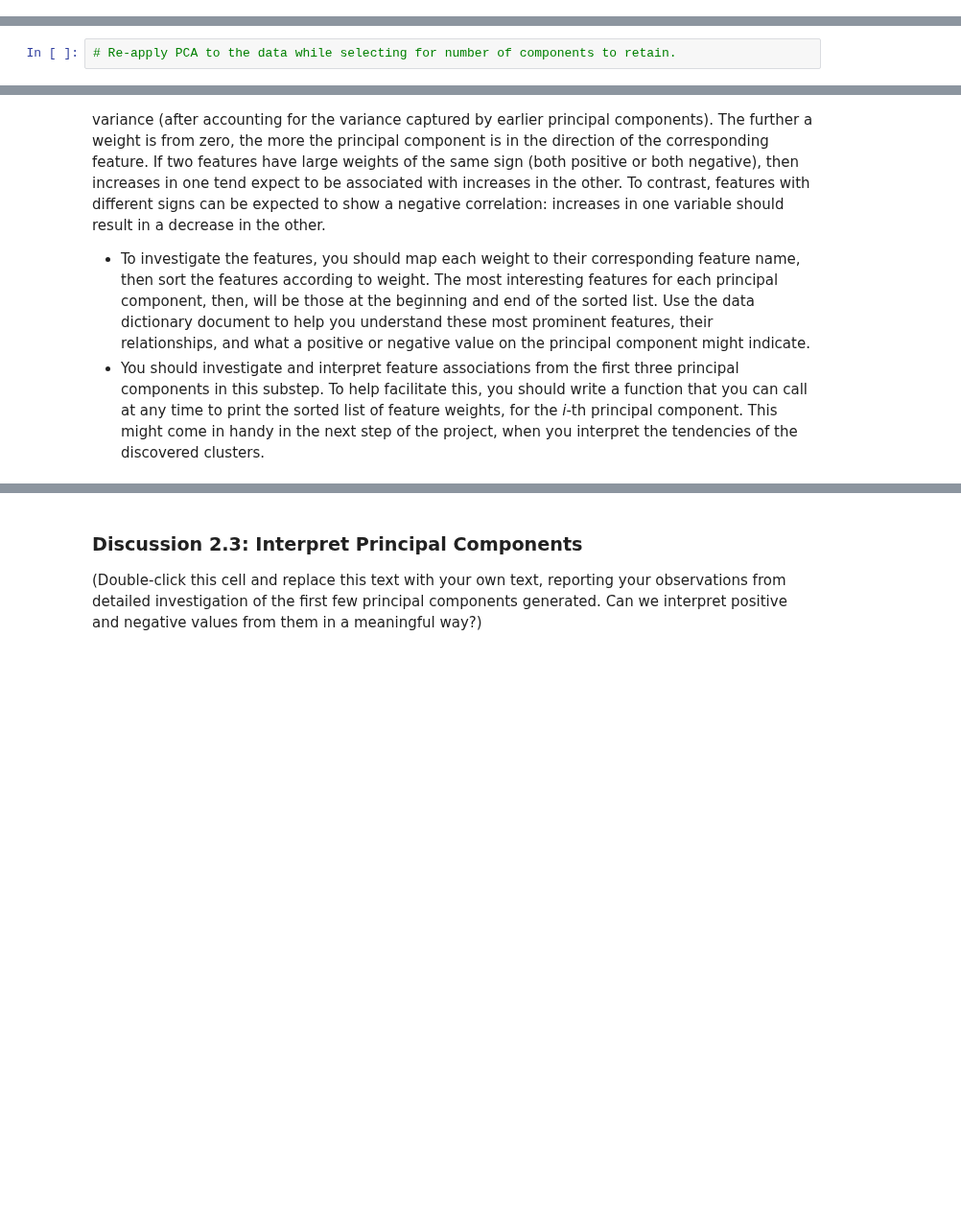
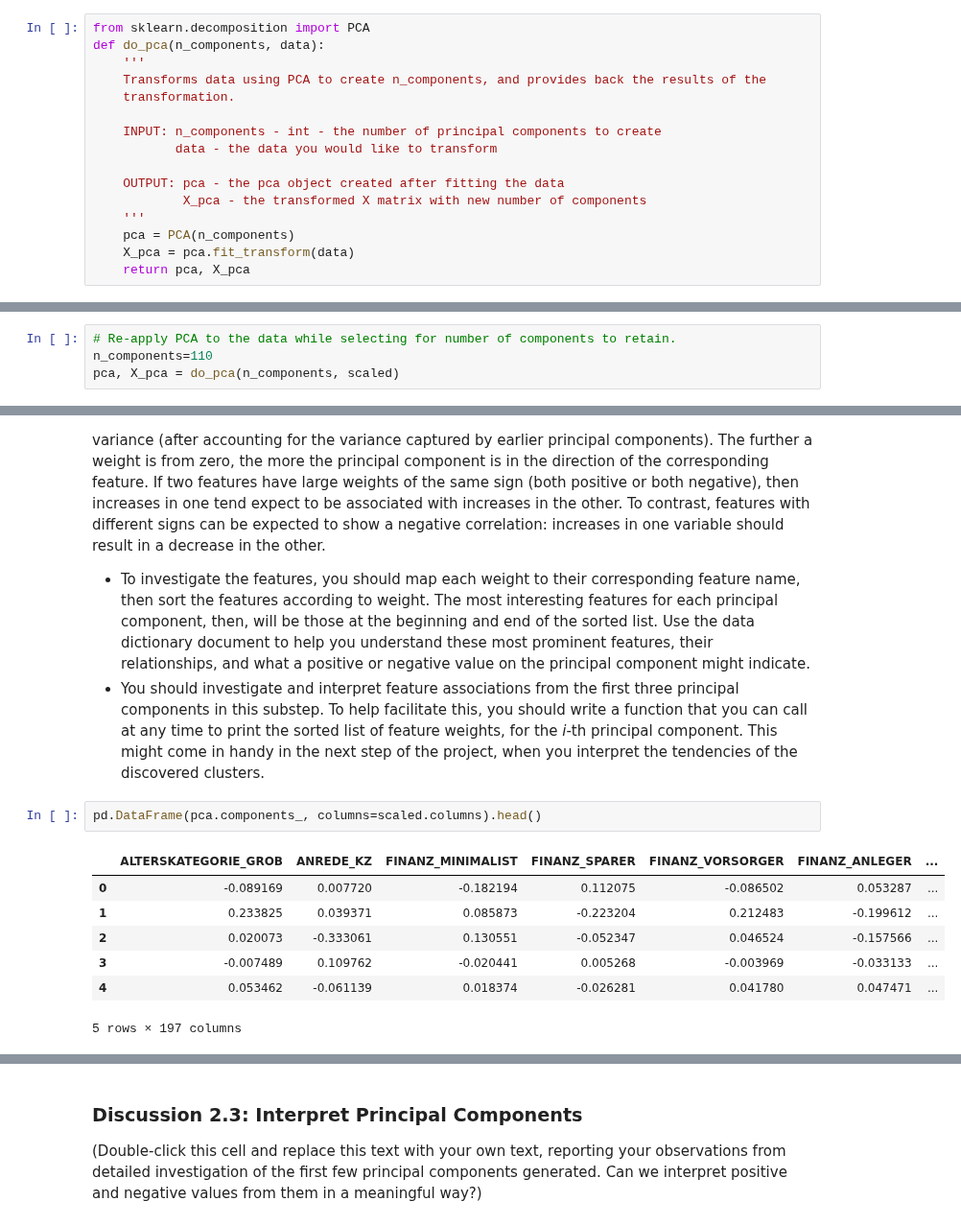
Before and after one commit to jc-udacity/datascientist, a Jupyter notebook: 04_unsupervised_learning/unsupervised_customer_segment_project/Identify_Customer_Segments.ipynb, the cells around one changed output, grey strips where cells are left out. Shown at 96% size. Drawn from its saved outputs; the diff is of its cells as text; blank space fills up the shorter version.

```diff
--- a/04_unsupervised_learning/unsupervised_customer_segment_project/Identify_Customer_Segments.ipynb
+++ b/04_unsupervised_learning/unsupervised_customer_segment_project/Identify_Customer_Segments.ipynb
@@ -805,5 +851,21 @@ On your scaled data, you are now ready to apply dimensionality reduction techniq
 - Use sklearn's [PCA](http://scikit-learn.org/stable/modules/generated/sklearn.decomposition.PCA.html) class to apply principal component analysis on the data, thus finding the vectors of maximal variance in the data. To start, you should not set any parameters (so all components are computed) or set a number of components that is at least half the number of features (so there's enough features to see the general trend in variability).
 - Check out the ratio of variance explained by each principal component as well as the cumulative variance explained. Try plotting the cumulative or sequential values using matplotlib's [`plot()`](https://matplotlib.org/api/_as_gen/matplotlib.pyplot.plot.html) function. Based on what you find, select a value for the number of transformed features you'll retain for the clustering part of the project.
 - Once you've made a choice for the number of components to keep, make sure you re-fit a PCA instance to perform the decided-on transformation.
+# %%
+from sklearn.decomposition import PCA
+def do_pca(n_components, data):
+    '''
+    Transforms data using PCA to create n_components, and provides back the results of the
+    transformation.
+
+    INPUT: n_components - int - the number of principal components to create
+           data - the data you would like to transform
+
+    OUTPUT: pca - the pca object created after fitting the data
+            X_pca - the transformed X matrix with new number of components
+    '''
+    pca = PCA(n_components)
+    X_pca = pca.fit_transform(data)
+    return pca, X_pca
 # %%
 # Apply PCA to the data.
@@ -812,2 +908,4 @@ On your scaled data, you are now ready to apply dimensionality reduction techniq
 # %%
 # Re-apply PCA to the data while selecting for number of components to retain.
+n_components=110
+pca, X_pca = do_pca(n_components, scaled)
@@ -824,3 +926,13 @@ As a reminder, each principal component is a unit vector that points in the dire
 
 - To investigate the features, you should map each weight to their corresponding feature name, then sort the features according to weight. The most interesting features for each principal component, then, will be those at the beginning and end of the sorted list. Use the data dictionary document to help you understand these most prominent features, their relationships, and what a positive or negative value on the principal component might indicate.
 - You should investigate and interpret feature associations from the first three principal components in this substep. To help facilitate this, you should write a function that you can call at any time to print the sorted list of feature weights, for the *i*-th principal component. This might come in handy in the next step of the project, when you interpret the tendencies of the discovered clusters.
+# %%
+pd.DataFrame(pca.components_, columns=scaled.columns).head()
+# %% [output]
+|  | ALTERSKATEGORIE_GROB | ANREDE_KZ | FINANZ_MINIMALIST | FINANZ_SPARER | FINANZ_VORSORGER | FINANZ_ANLEGER | ... |
+| 0 | -0.089169 | 0.007720 | -0.182194 | 0.112075 | -0.086502 | 0.053287 | ... |
+| 1 | 0.233825 | 0.039371 | 0.085873 | -0.223204 | 0.212483 | -0.199612 | ... |
+| 2 | 0.020073 | -0.333061 | 0.130551 | -0.052347 | 0.046524 | -0.157566 | ... |
+| 3 | -0.007489 | 0.109762 | -0.020441 | 0.005268 | -0.003969 | -0.033133 | ... |
+| 4 | 0.053462 | -0.061139 | 0.018374 | -0.026281 | 0.041780 | 0.047471 | ... |
+5 rows × 197 columns
```
Also changed, not shown: parts of 16 cells of this notebook.
